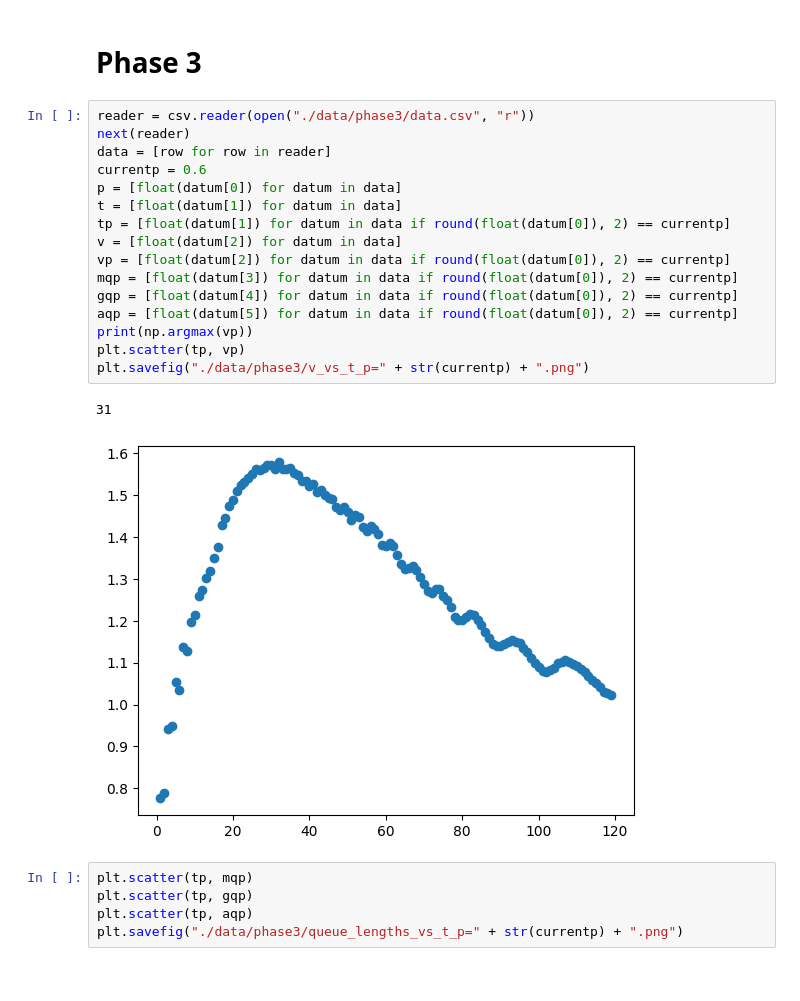
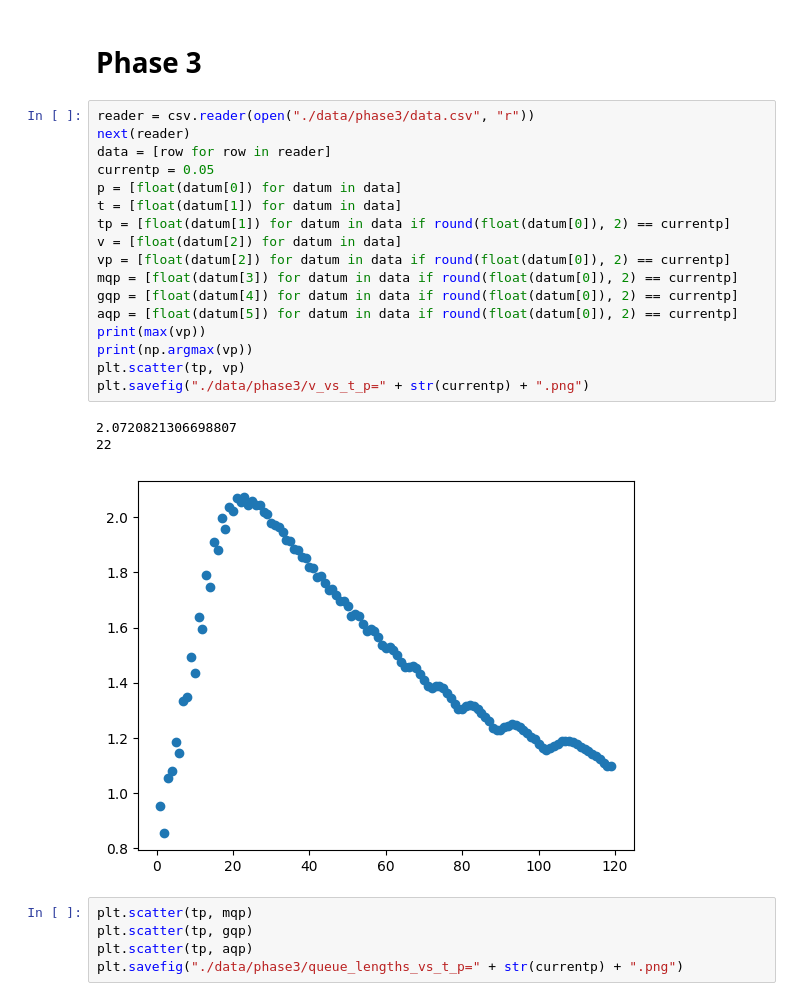
Before and after one commit to theFroodyOne/Physics344Assignment6, a Jupyter notebook: dataAnalysis.ipynb, the cells around one changed output. Saved outputs shown, nothing was run; the diff lists cells and outputs as text.

```diff
--- a/dataAnalysis.ipynb
+++ b/dataAnalysis.ipynb
@@ -73,22 +73,24 @@ r^2 p: 99.24911446847051%
 # %%
 reader = csv.reader(open("./data/phase3/data.csv", "r"))
 next(reader)
 data = [row for row in reader]
-currentp = 0.6
+currentp = 0.05
 p = [float(datum[0]) for datum in data]
 t = [float(datum[1]) for datum in data]
 tp = [float(datum[1]) for datum in data if round(float(datum[0]), 2) == currentp]
 v = [float(datum[2]) for datum in data]
 vp = [float(datum[2]) for datum in data if round(float(datum[0]), 2) == currentp]
 mqp = [float(datum[3]) for datum in data if round(float(datum[0]), 2) == currentp]
 gqp = [float(datum[4]) for datum in data if round(float(datum[0]), 2) == currentp]
 aqp = [float(datum[5]) for datum in data if round(float(datum[0]), 2) == currentp]
+print(max(vp))
 print(np.argmax(vp))
 plt.scatter(tp, vp)
 plt.savefig("./data/phase3/v_vs_t_p=" + str(currentp) + ".png")
 # %% [output]
-31
+2.0720821306698807
+22
-[figure, old version]
+[figure, new version]
 # %%
 plt.scatter(tp, mqp)
 plt.scatter(tp, gqp)
```
Also changed, not shown: parts of 2 cells of this notebook, 1 other file.
